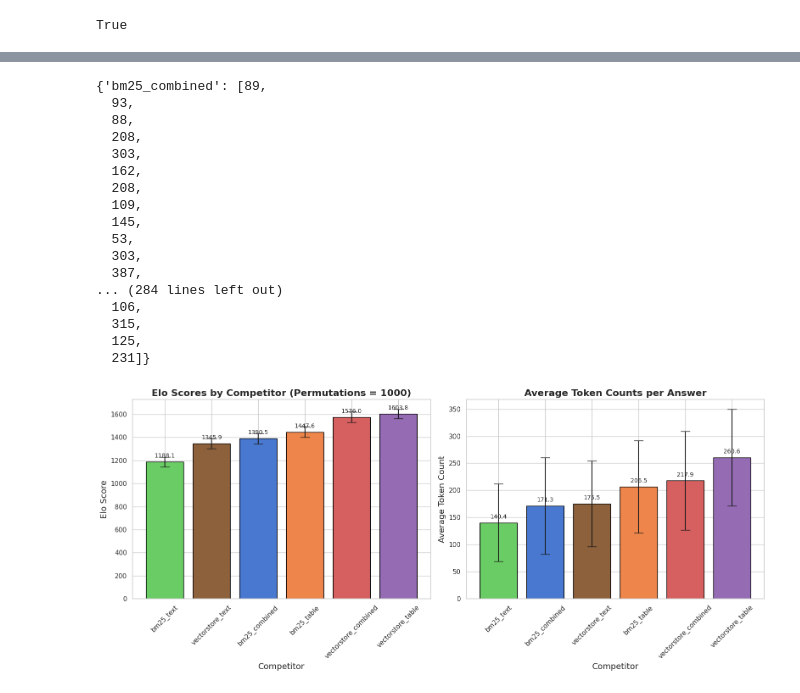
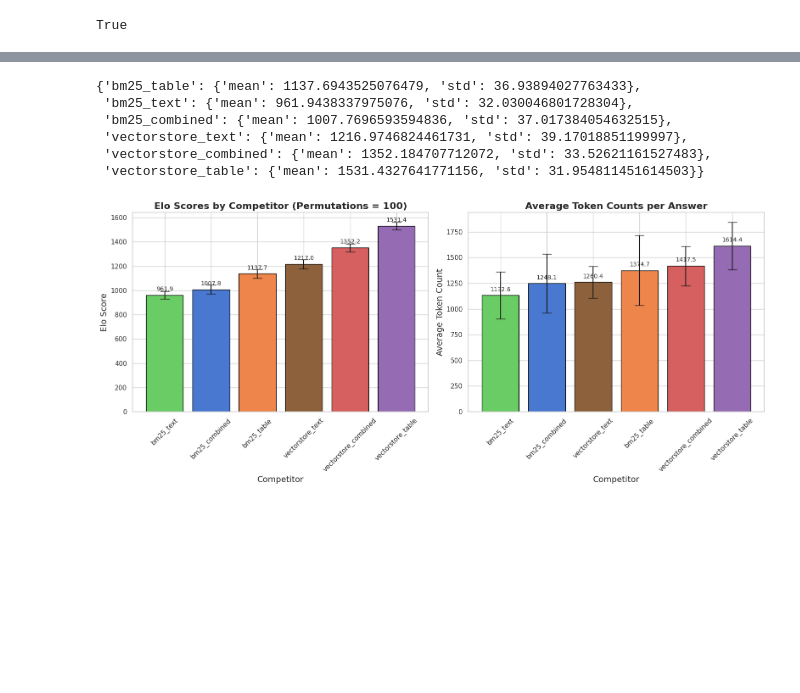
Before and after one commit to irgroup/Reanimator, a Jupyter notebook: src/preprocessing/pairwise_rag_judge.ipynb, the cells around one changed output, grey strips where cells are left out. Cells and saved outputs as stored; diff of their text form; code cells hidden in the pictures; blank space fills up the shorter version.

```diff
--- a/src/preprocessing/pairwise_rag_judge.ipynb
+++ b/src/preprocessing/pairwise_rag_judge.ipynb
@@ -67,7 +71,7 @@ def load_rag_answers(path = "/workspace/src/data/rag_output/*"):
 
     return dict(rag_answers)
 # %%
-rag_answers = load_rag_answers()
+rag_answers = load_rag_answers("/workspace/src/data/rag_output/*")
 # %%
 def generate_question(topic):
     """
@@ -228,38 +259,0 @@ results = robust_elo(final_results, num_p=num_p)
-# %%
-# Convert the dictionary into sorted lists for plotting
-# (Here, we sort by the mean rating for a tidy presentation.)
-sorted_items = sorted(results.items(), key=lambda x: x[1]['mean'])
-competitors = [item[0] for item in sorted_items]
-means = [item[1]['mean'] for item in sorted_items]
-stds = [item[1]['std'] for item in sorted_items]
-
-# Set a Seaborn style for a modern look
-sns.set_theme(style="whitegrid")
-
-# Create a figure with extra space at the bottom for a table
-fig, ax = plt.subplots(figsize=(10, 6))
-fig.subplots_adjust(bottom=0.30)
-
-# Create a bar chart with error bars (capsize adds a nice touch)
-bars = ax.bar(competitors, means, yerr=stds, capsize=8,
-              color=sns.color_palette("muted"), edgecolor='black')
-
-# Set titles and labels
-ax.set_title(f'Elo Scores by Competitor (Permutations = {num_p})', fontsize=16, fontweight='bold')
-ax.set_xlabel('Competitor', fontsize=14)
-ax.set_ylabel('Elo Score', fontsize=14)
-plt.xticks(rotation=45, ha='right')
-
-# Annotate each bar with its mean value
-for bar in bars:
-    height = bar.get_height()
-    ax.annotate(f'{height:.1f}',
-                xy=(bar.get_x() + bar.get_width() / 2, height),
-                xytext=(0, 5),  # vertical offset
-                textcoords="offset points",
-                ha='center', va='bottom', fontsize=10, fontweight='bold')
-
-# Create a table to display the mean and std values
-cell_text = [[f'{m:.1f}', f'{s:.1f}'] for m, s in zip(means, stds)]
-
-plt.show()
@@ -286,9 +291,9 @@ def aggregate_token_counts(data):
     encoding = tiktoken.get_encoding("o200k_base")
 
     for topic, inner_dict in data.items():
-        for inner_key, text in inner_dict.items():
+        for inner_key, texts in inner_dict.items():
             # Encode the text to tokens
-            tokens = encoding.encode(text)
+            tokens = encoding.encode(" ".join(texts))
             # Count the number of tokens
             count = len(tokens)
             # Append the count to a list for the inner key
@@ -300,32 +305,20 @@ def aggregate_token_counts(data):
     return aggregated_counts
 # %%
 token_counts = aggregate_token_counts(rag_answers)
-# %%
-token_counts
-# %% [output]
-{'bm25_combined': [89,
-  93,
-  88,
-  208,
-  303,
-  162,
-  208,
-  109,
-  145,
-  53,
-  303,
-  387,
-... (284 lines left out)
-  106,
-  315,
-  125,
-  231]}
+# %%
+elo_results
+# %% [output]
+{'bm25_table': {'mean': 1137.6943525076479, 'std': 36.93894027763433},
+ 'bm25_text': {'mean': 961.9438337975076, 'std': 32.030046801728304},
+ 'bm25_combined': {'mean': 1007.7696593594836, 'std': 37.017384054632515},
+ 'vectorstore_text': {'mean': 1216.9746824461731, 'std': 39.17018851199997},
+ 'vectorstore_combined': {'mean': 1352.184707712072, 'std': 33.52621161527483},
+ 'vectorstore_table': {'mean': 1531.4327641771156, 'std': 31.954811451614503}}
 # %%
 import numpy as np
 import seaborn as sns
 import matplotlib.pyplot as plt
 
-elo_results = results
 num_topics = 50
 
 # -------------------------------
@@ -409,31 +402,31 @@ bars2 = ax2.bar(
     capsize=8,
     color=[competitor_to_color[c] for c in competitors_tokens],
     edgecolor='black'
 )
 ax2.set_title('Average Token Counts per Answer', fontsize=16, fontweight='bold')
 ax2.set_xlabel('Competitor', fontsize=14)
 ax2.set_ylabel('Average Token Count', fontsize=14)
 ax2.tick_params(axis='x', rotation=45)
 
 # Annotate each bar with its average token count.
 for bar in bars2:
     height = bar.get_height()
     ax2.annotate(
         f'{height:.1f}',
         xy=(bar.get_x() + bar.get_width() / 2, height),
         xytext=(0, 5),
         textcoords="offset points",
         ha='center', va='bottom', fontsize=10
     )
     # If you have significance info for token counts, you could add a similar check here.
     # For example:
     # if token_significance[competitor] < 0.05:
     #     ax2.annotate('*', xy=(...))
 
 # -------------------------------
 # Finalize Layout and Show Figure
 # -------------------------------
 plt.tight_layout()
 plt.show()
 # %% [output]
-[figure, old version]
+[figure, new version]
```
Also changed, not shown: parts of 18 cells of this notebook, 4 other files.
